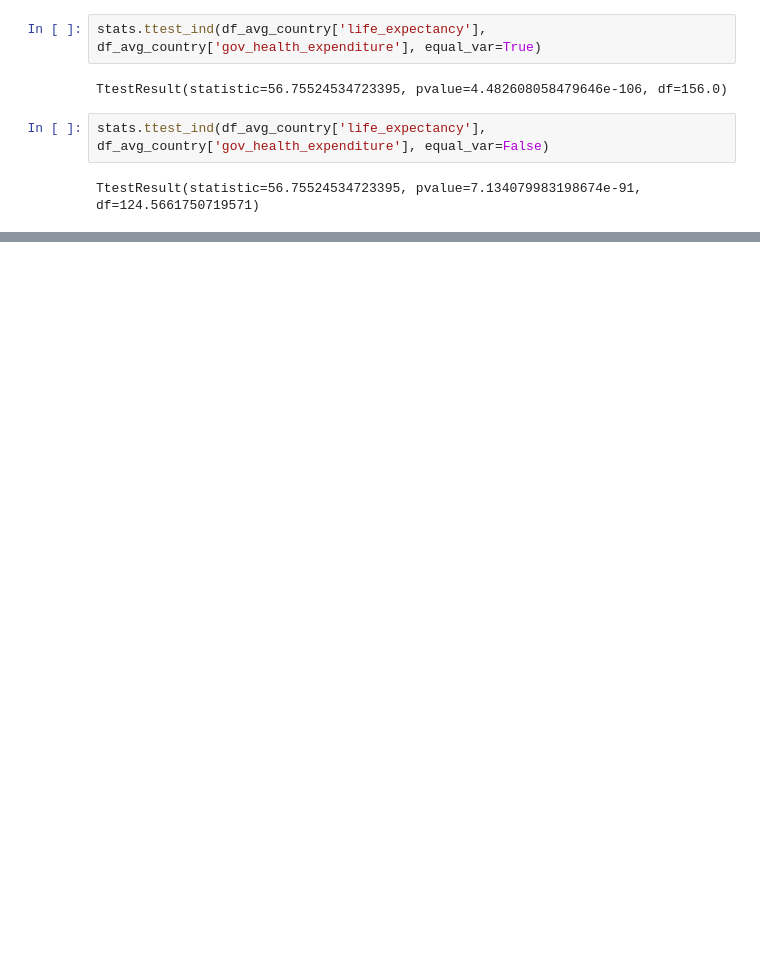
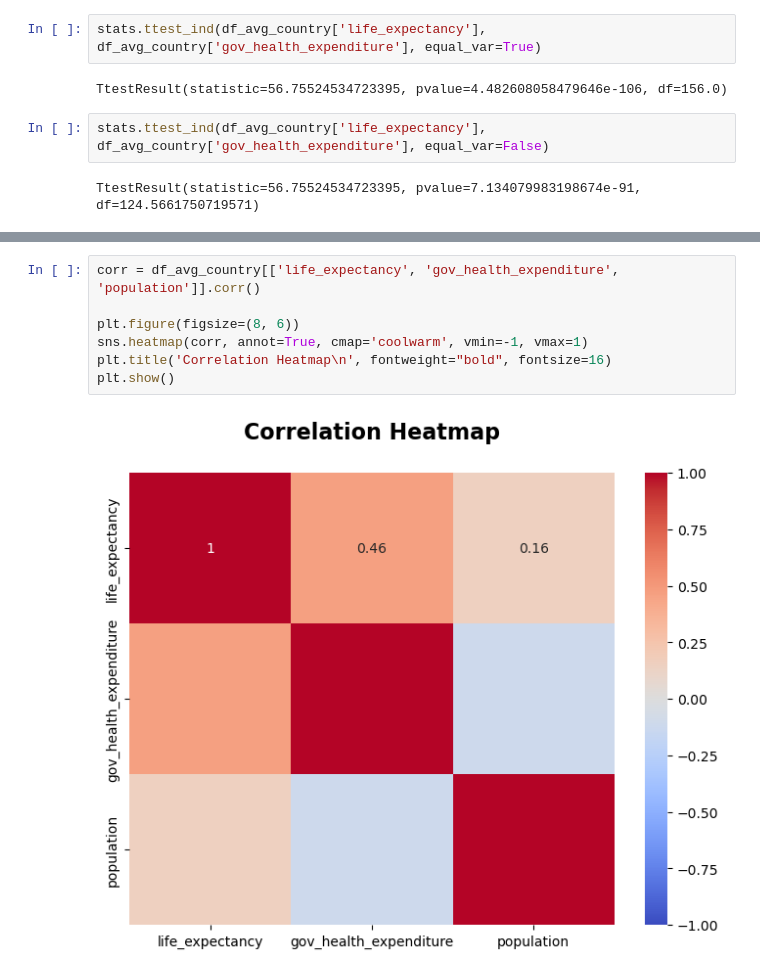
Before and after one commit to BramSunner/project-1-group-04, a Jupyter notebook: spencer_work/spencer_work.ipynb, the cells around one changed output, grey strips where cells are left out. Saved outputs shown, nothing was run; the diff lists cells and outputs as text; blank space fills up the shorter version.

```diff
--- a/spencer_work/spencer_work.ipynb
+++ b/spencer_work/spencer_work.ipynb
@@ -645,0 +668,9 @@ TtestResult(statistic=56.75524534723395, pvalue=7.134079983198674e-91, df=124.56
+# %%
+corr = df_avg_country[['life_expectancy', 'gov_health_expenditure', 'population']].corr()
+
+plt.figure(figsize=(8, 6))
+sns.heatmap(corr, annot=True, cmap='coolwarm', vmin=-1, vmax=1)
+plt.title('Correlation Heatmap\n', fontweight="bold", fontsize=16)
+plt.show()
+# %% [output]
+[figure, added]
```
Also changed, not shown: parts of 9 cells of this notebook.
